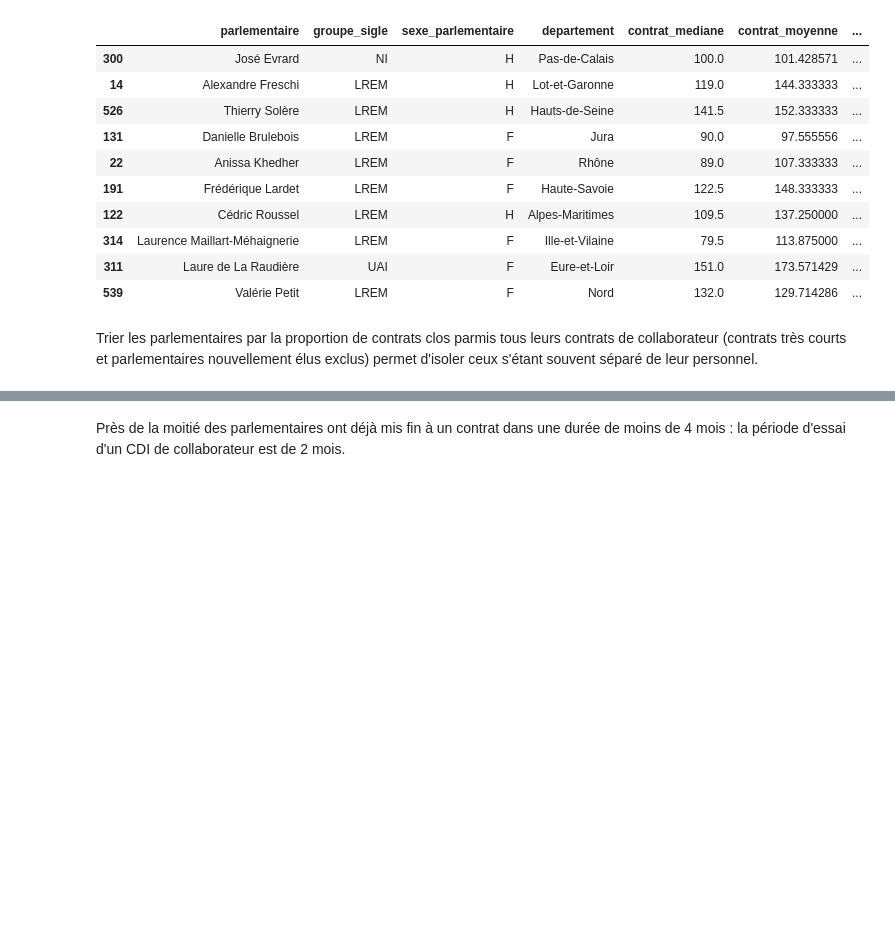
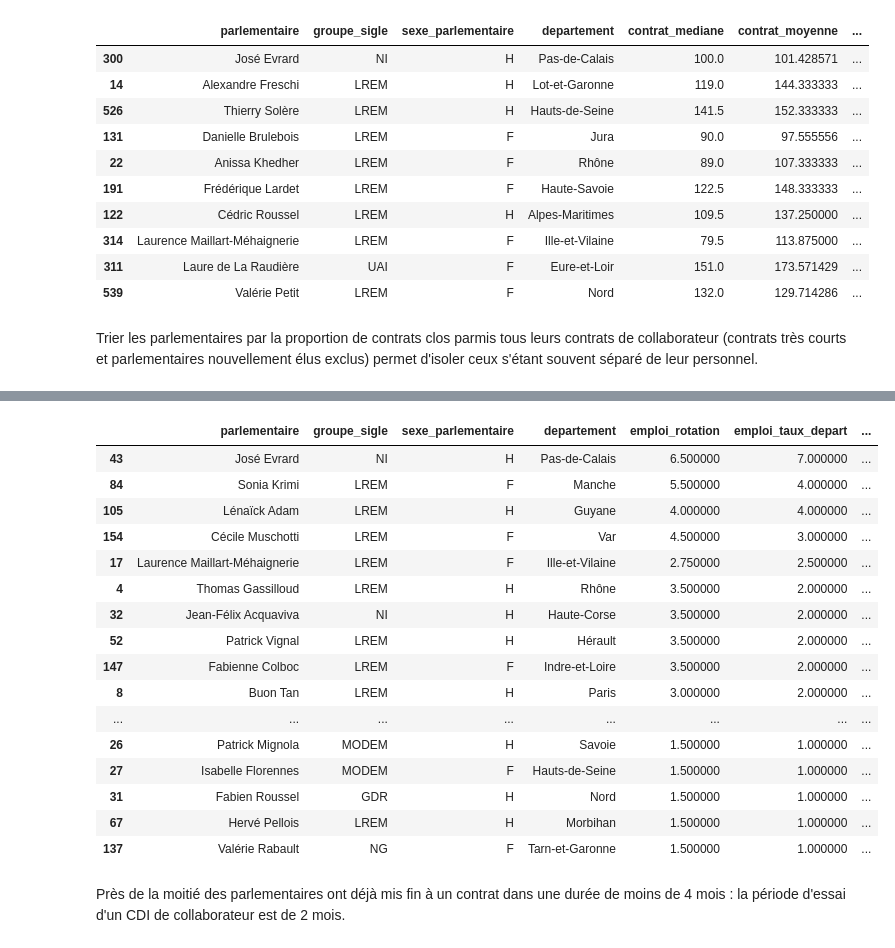
Before and after one commit to regardscitoyens/Collaborateurs-Parlement, a Jupyter notebook: exploitations/turnover.ipynb, the cells around one changed output, grey strips where cells are left out. Saved outputs shown, nothing was run; the diff lists cells and outputs as text; code cells hidden in the pictures; blank space fills up the shorter version.

```diff
--- a/exploitations/turnover.ipynb
+++ b/exploitations/turnover.ipynb
@@ -182,3 +185,23 @@ duree_collaborateurs[duree_collaborateurs["ratio_contrat_mandat"] < 0.7].sort_va
+# %%
+duree_collaborateurs[duree_collaborateurs["emploi_rotation"] < 100].sort_values(['emploi_taux_depart', "emploi_rotation"], ascending=False)[["parlementaire", "groupe_sigle", "sexe_parlementaire" ,"departement", "emploi_rotation", "emploi_taux_depart", "emploi_taux_arrivee", 'contrat_present_a_date_rotation', 'contrat_entree_depuis_date_rotation', 'contrat_sortie_depuis_date_rotation', "ratio_contrat_fini", "contrat_moyenne", "nb_collaborateurs", "contrat_max", "ratio_plus_de_6_mois", "nb_contrat_fini"]].head(50)
+# %% [output]
+|  | parlementaire | groupe_sigle | sexe_parlementaire | departement | emploi_rotation | emploi_taux_depart | ... |
+| 43 | José Evrard | NI | H | Pas-de-Calais | 6.500000 | 7.000000 | ... |
+| 84 | Sonia Krimi | LREM | F | Manche | 5.500000 | 4.000000 | ... |
+| 105 | Lénaïck Adam | LREM | H | Guyane | 4.000000 | 4.000000 | ... |
+| 154 | Cécile Muschotti | LREM | F | Var | 4.500000 | 3.000000 | ... |
+| 17 | Laurence Maillart-Méhaignerie | LREM | F | Ille-et-Vilaine | 2.750000 | 2.500000 | ... |
+| 4 | Thomas Gassilloud | LREM | H | Rhône | 3.500000 | 2.000000 | ... |
+| 32 | Jean-Félix Acquaviva | NI | H | Haute-Corse | 3.500000 | 2.000000 | ... |
+| 52 | Patrick Vignal | LREM | H | Hérault | 3.500000 | 2.000000 | ... |
+| 147 | Fabienne Colboc | LREM | F | Indre-et-Loire | 3.500000 | 2.000000 | ... |
+| 8 | Buon Tan | LREM | H | Paris | 3.000000 | 2.000000 | ... |
+| ... | ... | ... | ... | ... | ... | ... | ... |
+| 26 | Patrick Mignola | MODEM | H | Savoie | 1.500000 | 1.000000 | ... |
+| 27 | Isabelle Florennes | MODEM | F | Hauts-de-Seine | 1.500000 | 1.000000 | ... |
+| 31 | Fabien Roussel | GDR | H | Nord | 1.500000 | 1.000000 | ... |
+| 67 | Hervé Pellois | LREM | H | Morbihan | 1.500000 | 1.000000 | ... |
+| 137 | Valérie Rabault | NG | F | Tarn-et-Garonne | 1.500000 | 1.000000 | ... |
 # %% [markdown]
 Près de la moitié des parlementaires ont déjà mis fin à un contrat dans une durée de moins de 4 mois : la période d'essai d'un CDI de collaborateur est de 2 mois.
 # %%
```
Also changed, not shown: parts of 5 cells of this notebook.
